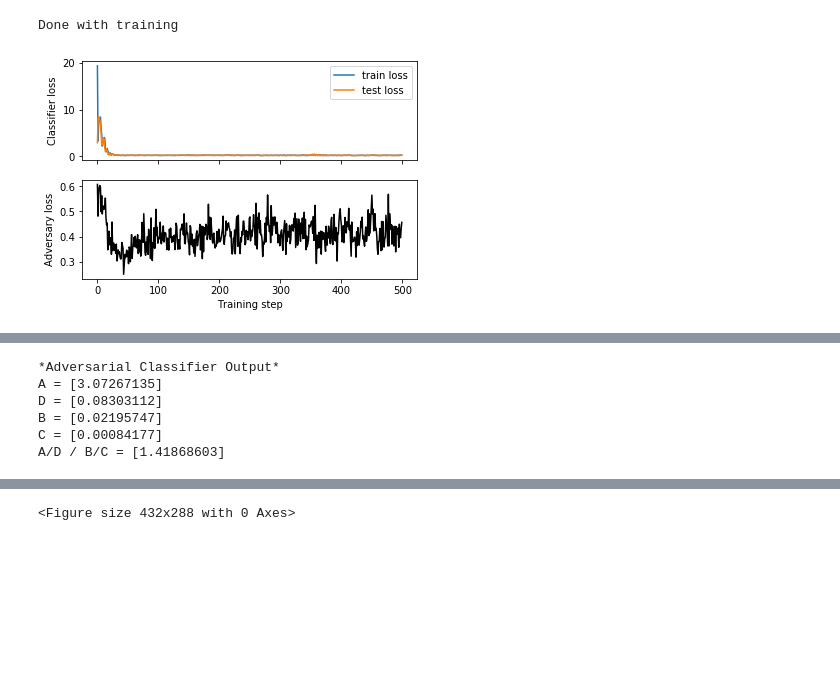
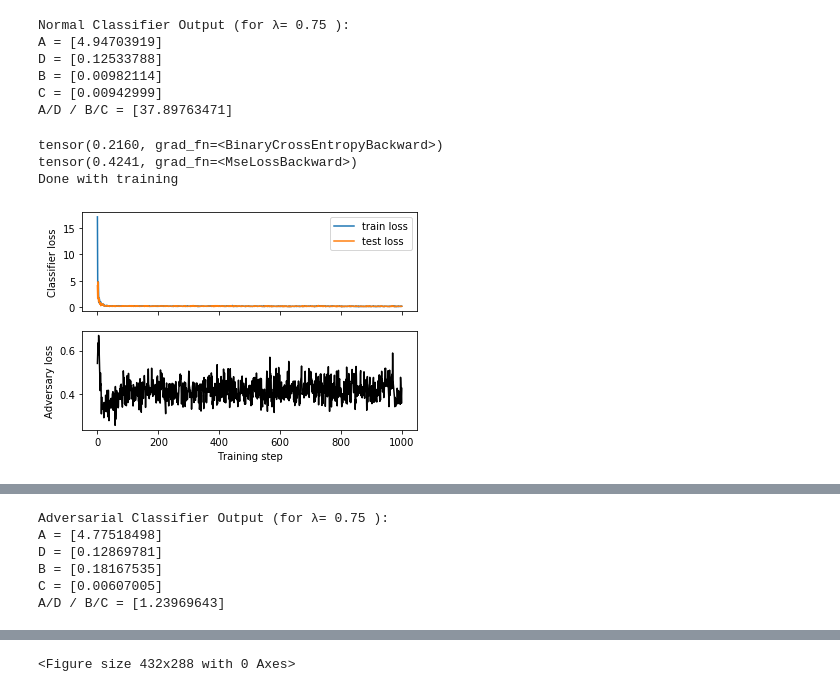
Before and after one commit to faroukmokhtar/hepML1Lep, a Jupyter notebook: notebooks/Project.ipynb, the cells around one changed output, grey strips where cells are left out. Cells and saved outputs as stored; diff of their text form; code cells hidden in the pictures; blank space fills up the shorter version.

```diff
--- a/notebooks/Project.ipynb
+++ b/notebooks/Project.ipynb
@@ -135,10 +135,12 @@ class Regressor(nn.Module):
 
 
 ###Training the adversarial NN..
+lam = 0.75 # lambda tradeoff parameter (Originally=10)
+
 def adversarial_training(generating_function, N_train):
 
     # determine the size of the classifier
-    X, _, _ = generating_function(125)
+    X, _, _ = generate_hbb(125)
     n_inputs = X.shape[1]
 
     # create the classifier and the adversary networks
@@ -147,7 +149,7 @@ def adversarial_training(generating_function, N_train):
 
     # training settings
     learning_rate = 0.001
-    lam = 0.75 # lambda tradeoff parameter (Originally=10)
+    #lam = 0.25 # lambda tradeoff parameter (Originally=10)
 
     # create optimisers (larger learning rate for the adversary )
     clf_optimiser = torch.optim.Adam(clf.parameters(), lr=learning_rate)
@@ -225,6 +227,8 @@ def adversarial_training(generating_function, N_train):
         loss_test = clf_criterion(output_test, Y_test)
         clf_losses_test.append(loss_test.data.numpy().item())
 
+    print(clf_loss)
+    print(adv_loss)
     print('Done with training')
 
     fig, ax = plt.subplots(2, sharex=True)
@@ -509,17 +687,59 @@ X_test=S_test.drop(['Finalweight'], axis=1)
+# %%
+# Calculating the ratio
+
+X0, Y0, Z0, FW0 = test()
+Y0_pred = clf_hbb2(torch.as_tensor(X0, dtype=torch.float))   ####This is the classifier output
+
+
+C=np.zeros((Y0.size,1))
+for i in range (0,Y0.size):
+    C[i]=Y0_pred[i].item()
+
+dl=0; ul=0; dr=0; ur=0
+
+for i in range(Y0.size):
+    if (C[i]<0.5 and Z0[i]<1.57):
+        dl=dl+1*FW0[i]
+
+    if (C[i]>0.5 and Z0[i]<1.57):
+        dr=dr+1*FW0[i]
+
+    if (C[i]<0.5 and Z0[i]>1.57):
+        ul=ul+1*FW0[i]
+
+    if (C[i]>0.5 and Z0[i]>1.57):
+        ur=ur+1*FW0[i]
+
+print("Normal Classifier Output (for λ=", lam, "):")
+print("A =", dl)
+print("D =", ul)
+print("B =", dr)
+print("C =", ur)
+
+print("A/D / B/C =", (dl/ul)/(dr/ur))
+# %% [output]
+Normal Classifier Output (for λ= 0.75 ):
+A = [4.94703919]
+D = [0.12533788]
+B = [0.00982114]
+C = [0.00942999]
+A/D / B/C = [37.89763471]
 # %%
 ###Evaluating the training of the adversarial NN
 
 import time
 
 start = time.time()
 
-clf_hbb_adv = adversarial_training(generate_hbb, 500)
+clf_hbb_adv = adversarial_training(generate_hbb, 1000)
 
 end = time.time()
 
 elapsed = end - start
 
 print("Time elapsed:", elapsed/60, "min")
 # %% [output]
+tensor(0.2160, grad_fn=<BinaryCrossEntropyBackward>)
+tensor(0.4241, grad_fn=<MseLossBackward>)
 Done with training
-[figure, old version]
+[figure, new version]
@@ -550,7 +770,7 @@ for i in range(Y0.size):
     if (A[i]>0.5 and Z0[i]>1.57):
         ur=ur+1*FW0[i]
 
-print("*Adversarial Classifier Output*")
+print("Adversarial Classifier Output (for λ=", lam, "):")
 print("A =", dl)
 print("D =", ul)
 print("B =", dr)
@@ -558,12 +778,12 @@ print("C =", ur)
 
 print("A/D / B/C =", (dl/ul)/(dr/ur))
 # %% [output]
-*Adversarial Classifier Output*
-A = [3.07267135]
-D = [0.08303112]
-B = [0.02195747]
-C = [0.00084177]
-A/D / B/C = [1.41868603]
+Adversarial Classifier Output (for λ= 0.75 ):
+A = [4.77518498]
+D = [0.12869781]
+B = [0.18167535]
+C = [0.00607005]
+A/D / B/C = [1.23969643]
 # %%
 
 ###Drawing plots to evaluate the effeciency of the adversarial NN
```
Also changed, not shown: parts of 16 cells of this notebook.
